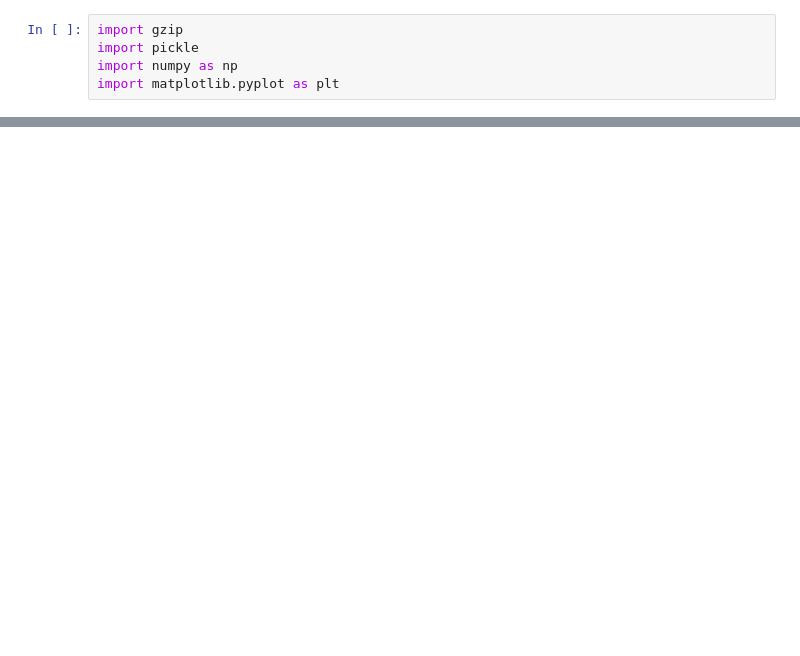
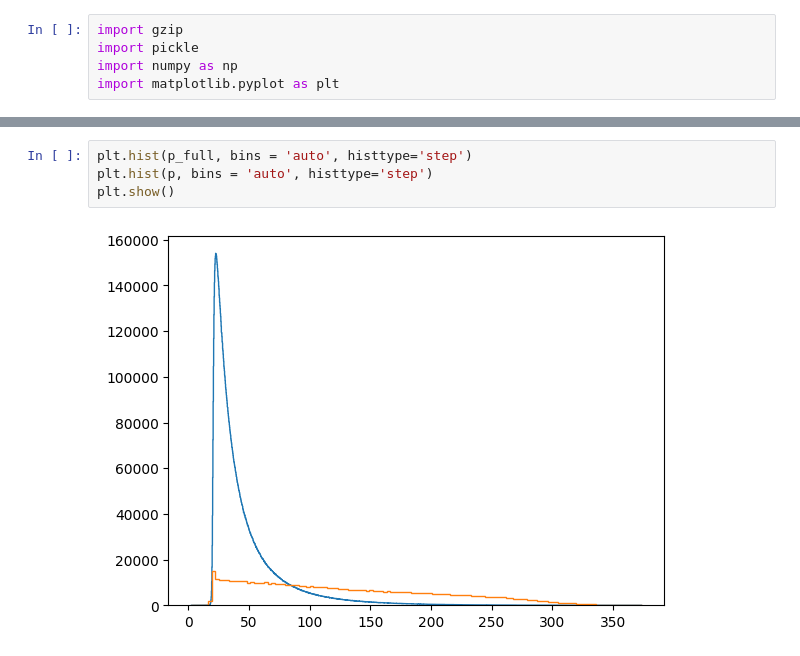
Before and after one commit to lfpc/MuonsAndMatter, a Jupyter notebook: data/see_input.ipynb, the cells around one changed output, grey strips where cells are left out. Saved outputs shown, nothing was run; the diff lists cells and outputs as text; blank space fills up the shorter version.

```diff
--- a/data/see_input.ipynb
+++ b/data/see_input.ipynb
@@ -91,0 +145,6 @@ hist2d((p,pt),(p_old,pt_old))
+# %%
+plt.hist(p_full, bins = 'auto', histtype='step')
+plt.hist(p, bins = 'auto', histtype='step')
+plt.show()
+# %% [output]
+[figure, added]
```
Also changed, not shown: parts of 13 cells of this notebook, 7 other files.
